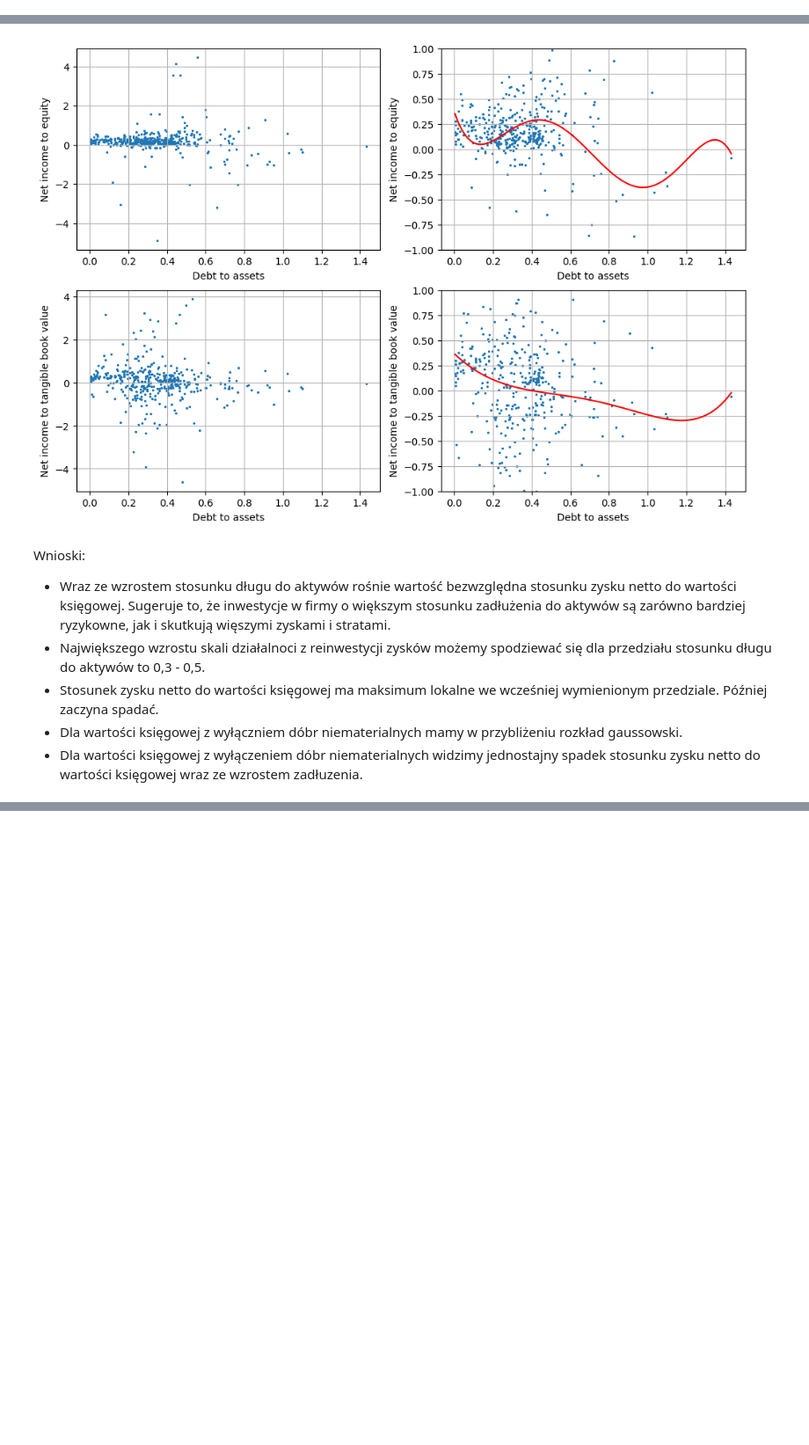
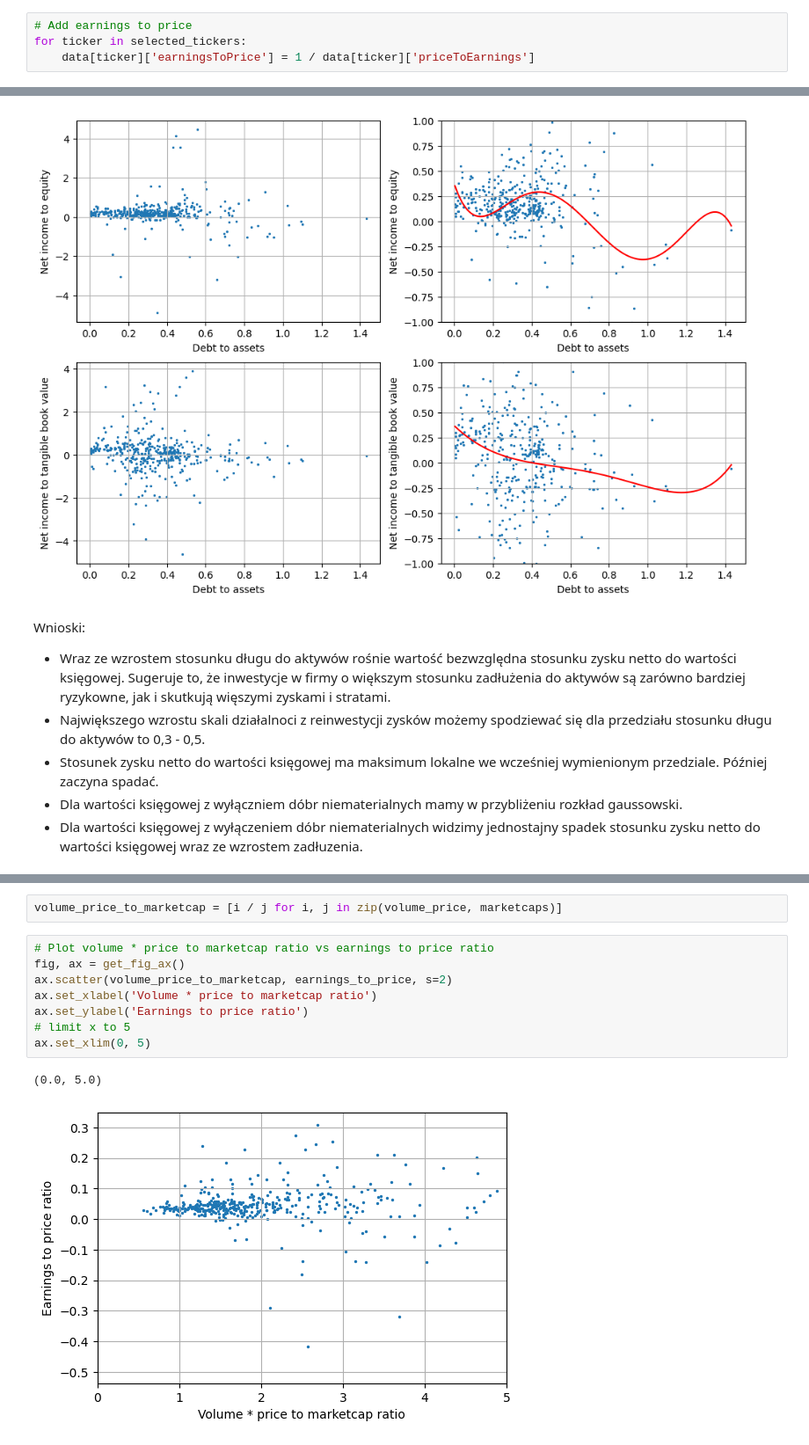
Before and after one commit to codespaghettifier/sp500-exploration, a Jupyter notebook: exploration.ipynb, the cells around one changed output, grey strips where cells are left out. Shown at 88% size. Drawn from its saved outputs; the diff is of its cells as text; blank space fills up the shorter version.

```diff
--- a/exploration.ipynb
+++ b/exploration.ipynb
@@ -43,0 +200,4 @@ def get_fig_ax(num_rows=1, num_cols=1, figsize=(6, 4)):
+# %%
+# Add earnings to price
+for ticker in selected_tickers:
+    data[ticker]['earningsToPrice'] = 1 / data[ticker]['priceToEarnings']
@@ -453,0 +685,13 @@ Wnioski:
+# %%
+volume_price_to_marketcap = [i / j for i, j in zip(volume_price, marketcaps)]
+# %%
+# Plot volume * price to marketcap ratio vs earnings to price ratio
+fig, ax = get_fig_ax()
+ax.scatter(volume_price_to_marketcap, earnings_to_price, s=2)
+ax.set_xlabel('Volume * price to marketcap ratio')
+ax.set_ylabel('Earnings to price ratio')
+# limit x to 5
+ax.set_xlim(0, 5)
+# %% [output]
+(0.0, 5.0)
+[figure, added]
```
Also changed, not shown: parts of 20 cells of this notebook.
